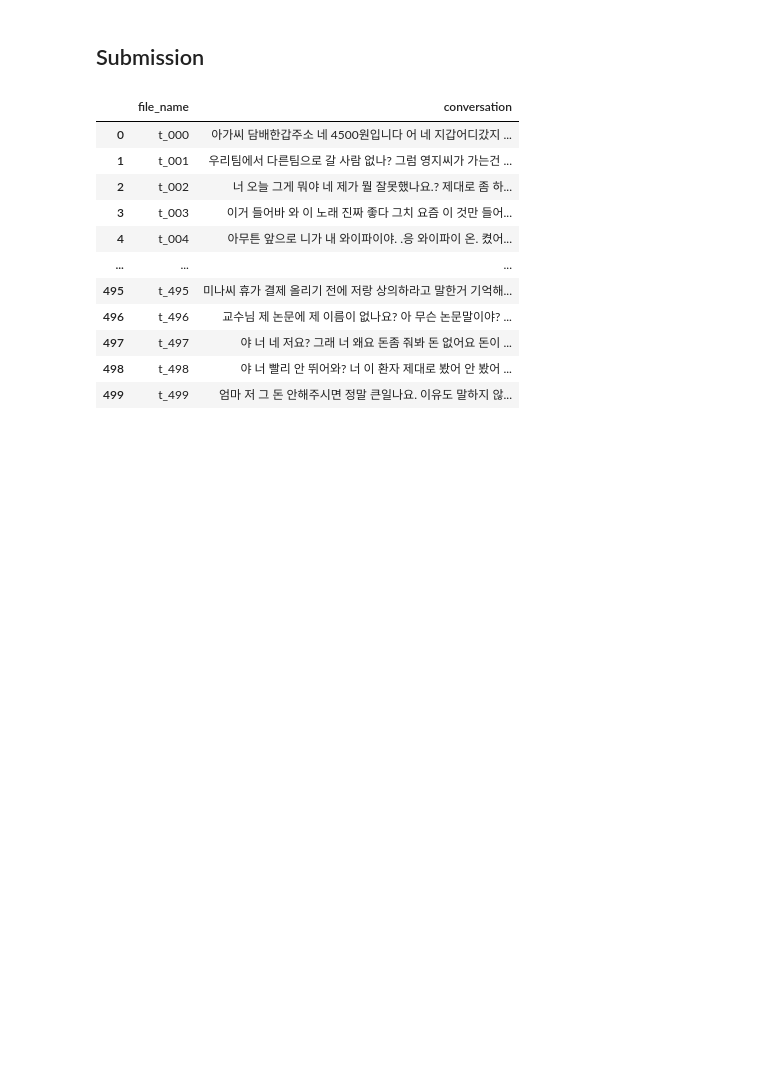
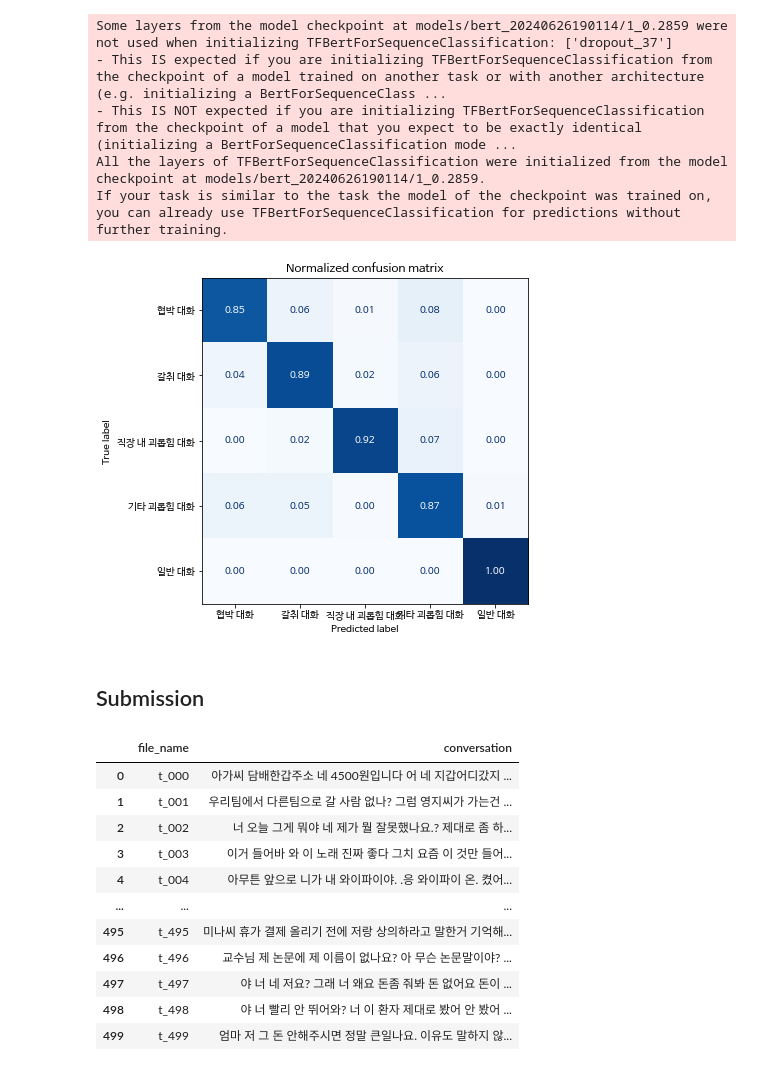
Before and after one commit to ivvve/DLTHON-NDG, a Jupyter notebook: bert_finetuning.ipynb, the cells around one changed output. Saved outputs shown, nothing was run; the diff lists cells and outputs as text; code cells hidden in the pictures; blank space fills up the shorter version.

```diff
--- a/bert_finetuning.ipynb
+++ b/bert_finetuning.ipynb
@@ -145,3 +162,49 @@ plt.show()
+# %%
+from sklearn.metrics import ConfusionMatrixDisplay, confusion_matrix
+import numpy as np
+import matplotlib.pyplot as plt
+
+plt.rc("font", family="NanumBarunGothic")
+
+def predict(model, X):
+    start_index = 0
+    end_index = start_index + BATCH_SIZE
+    X_batch = X[start_index:end_index]
+
+    predictions = []
+    while len(X_batch) > 0:
+        X_batch_seq = tokenizer(X_batch.tolist(), truncation=True, padding=True,
+                                max_length=MAX_LENGTH,
+                                return_tensors="tf")
+        batch_predictions_proba = model(X_batch_seq)
+        batch_prediction = np.argmax(batch_predictions_proba.logits, axis=1)
+        predictions += batch_prediction.tolist()
+
+        start_index += BATCH_SIZE
+        end_index += BATCH_SIZE
+        X_batch = X[start_index:end_index]
+
+    return predictions
+
+def plot_confusion_matrix(y_true, y_pred):
+    cm = confusion_matrix(y_true, y_pred, normalize="true")
+    fig , ax = plt.subplots(figsize=(6, 6))
+    disp = ConfusionMatrixDisplay(confusion_matrix=cm, display_labels=class_map.keys())
+    disp.plot(cmap="Blues", values_format=".2f", ax=ax, colorbar=False)
+    plt.title("Normalized confusion matrix")
+    plt.show()
+# %%
+BEST_MODEL_PATH = "models/bert_20240626190114/1_0.2859" # validation metric을 확인 후 결정
+model = TFBertForSequenceClassification.from_pretrained(BEST_MODEL_PATH)
+predictions = predict(model, X_val)
+plot_confusion_matrix(y_val, predictions)
+# %% [output]
+Some layers from the model checkpoint at models/bert_20240626190114/1_0.2859 were not used when initializing TFBertForSequenceClassification: ['dropout_37']
+- This IS expected if you are initializing TFBertForSequenceClassification from the checkpoint of a model trained on another task or with another architecture (e.g. initializing a BertForSequenceClass ...
+- This IS NOT expected if you are initializing TFBertForSequenceClassification from the checkpoint of a model that you expect to be exactly identical (initializing a BertForSequenceClassification mode ...
+All the layers of TFBertForSequenceClassification were initialized from the model checkpoint at models/bert_20240626190114/1_0.2859.
+If your task is similar to the task the model of the checkpoint was trained on, you can already use TFBertForSequenceClassification for predictions without further training.
+[figure, added]
 # %% [markdown]
 ## Submission
 # %%
```
Also changed, not shown: parts of 8 cells of this notebook.
